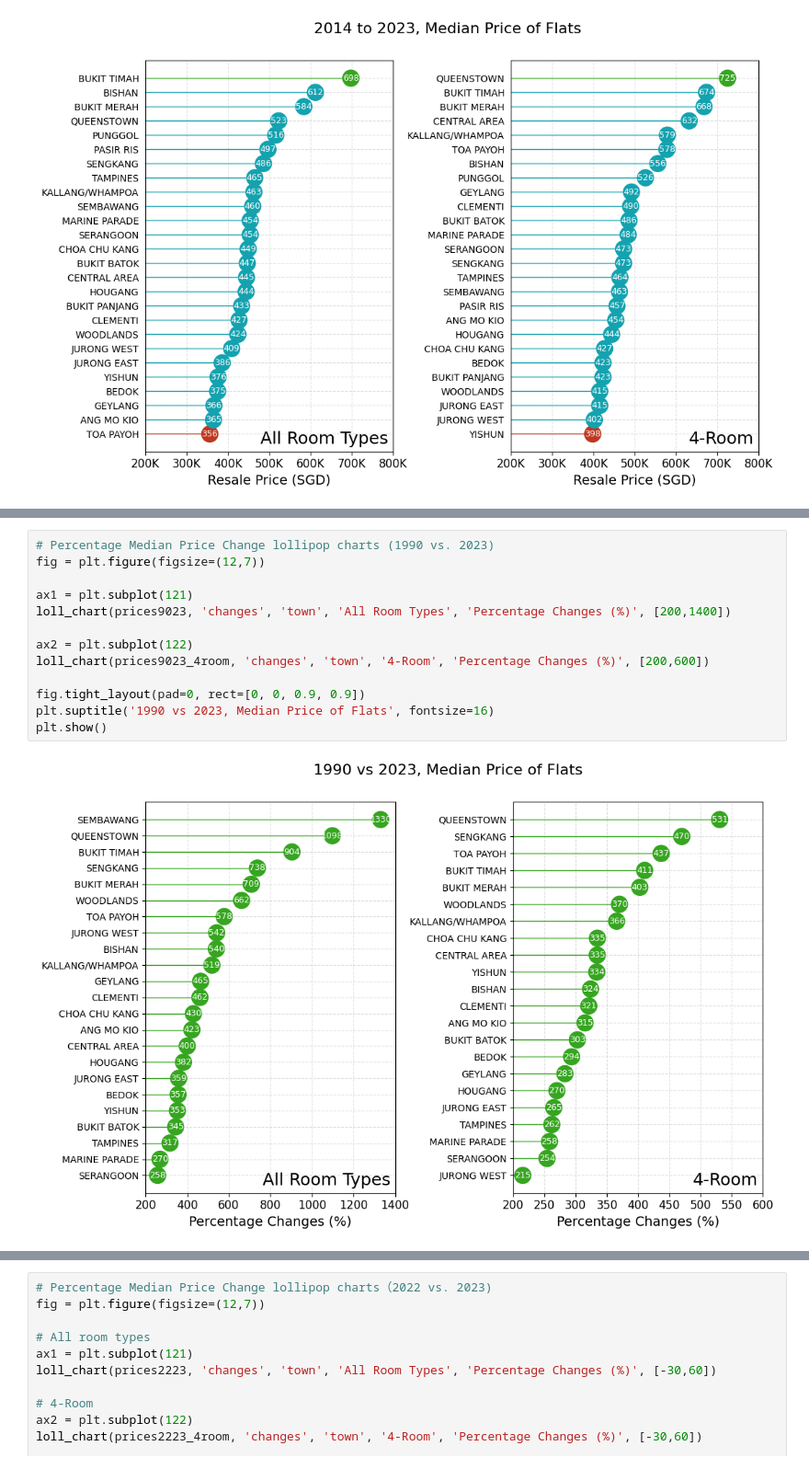
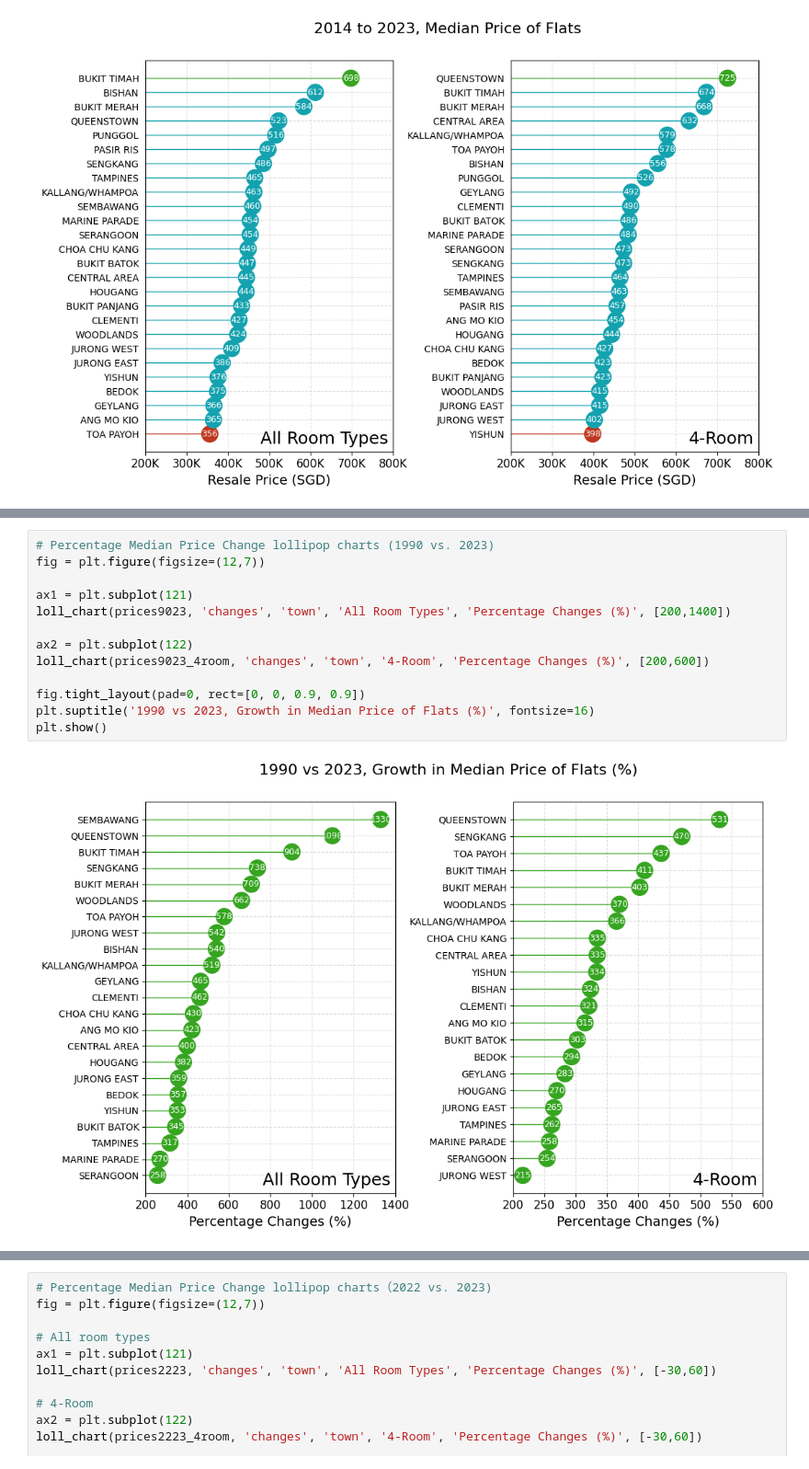
Before and after one commit to wlsoo1214/Analysis-of-HDB-Resale-Prices-in-Singapore, a Jupyter notebook: src/hdb_notebook.ipynb, the cells around one changed output, grey strips where cells are left out. Shown at 92% size. Drawn from its saved outputs; the diff is of its cells as text.

```diff
--- a/src/hdb_notebook.ipynb
+++ b/src/hdb_notebook.ipynb
@@ -691,15 +710,15 @@ plt.show()
 # %%
 # Percentage Median Price Change lollipop charts (1990 vs. 2023)
 fig = plt.figure(figsize=(12,7))
 
 ax1 = plt.subplot(121)
 loll_chart(prices9023, 'changes', 'town', 'All Room Types', 'Percentage Changes (%)', [200,1400])
 
 ax2 = plt.subplot(122)
 loll_chart(prices9023_4room, 'changes', 'town', '4-Room', 'Percentage Changes (%)', [200,600])
 
 fig.tight_layout(pad=0, rect=[0, 0, 0.9, 0.9])
-plt.suptitle('1990 vs 2023, Median Price of Flats', fontsize=16)
+plt.suptitle('1990 vs 2023, Growth in Median Price of Flats (%)', fontsize=16)
 plt.show()
 # %% [output]
-[figure, old version]
+[figure, new version]
```
Also changed, not shown: parts of 29 cells of this notebook, 1 other file.
